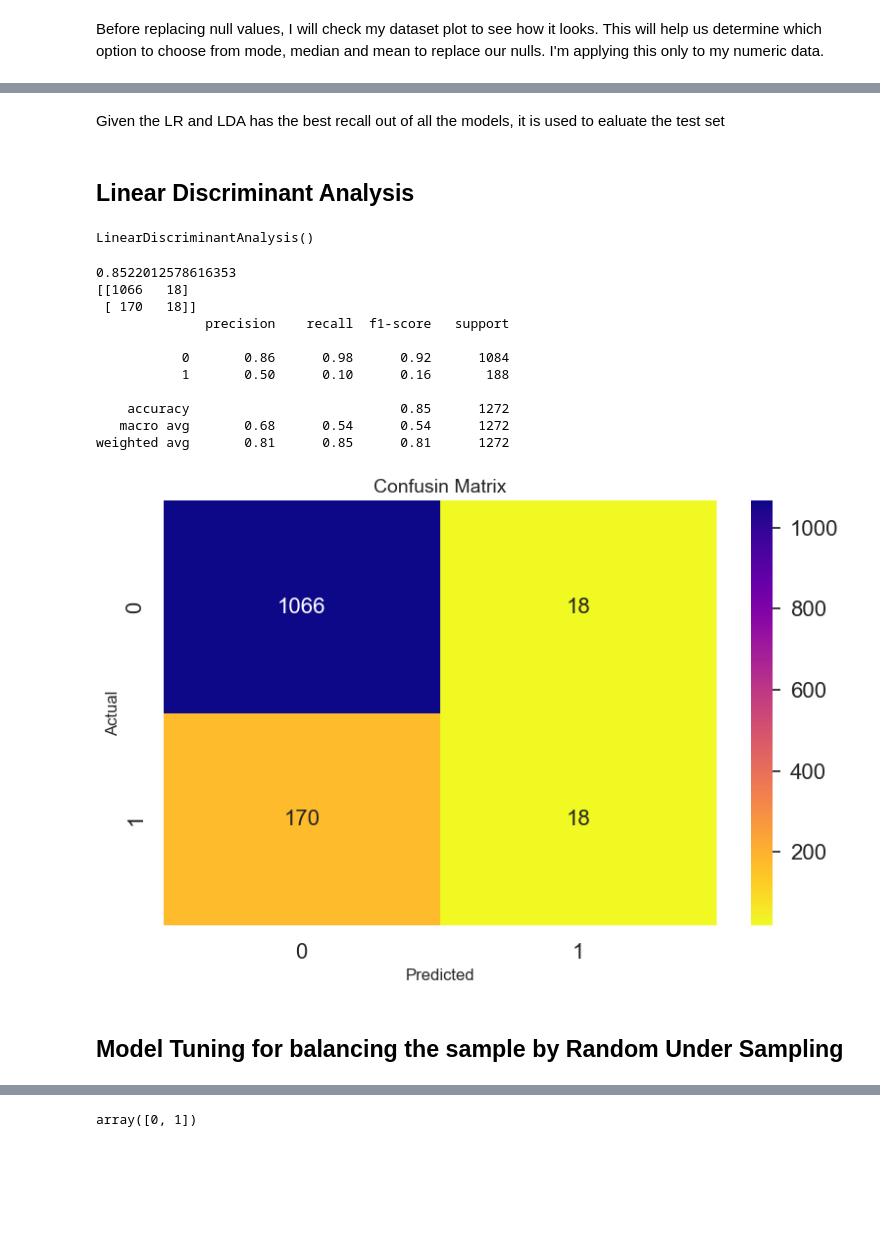
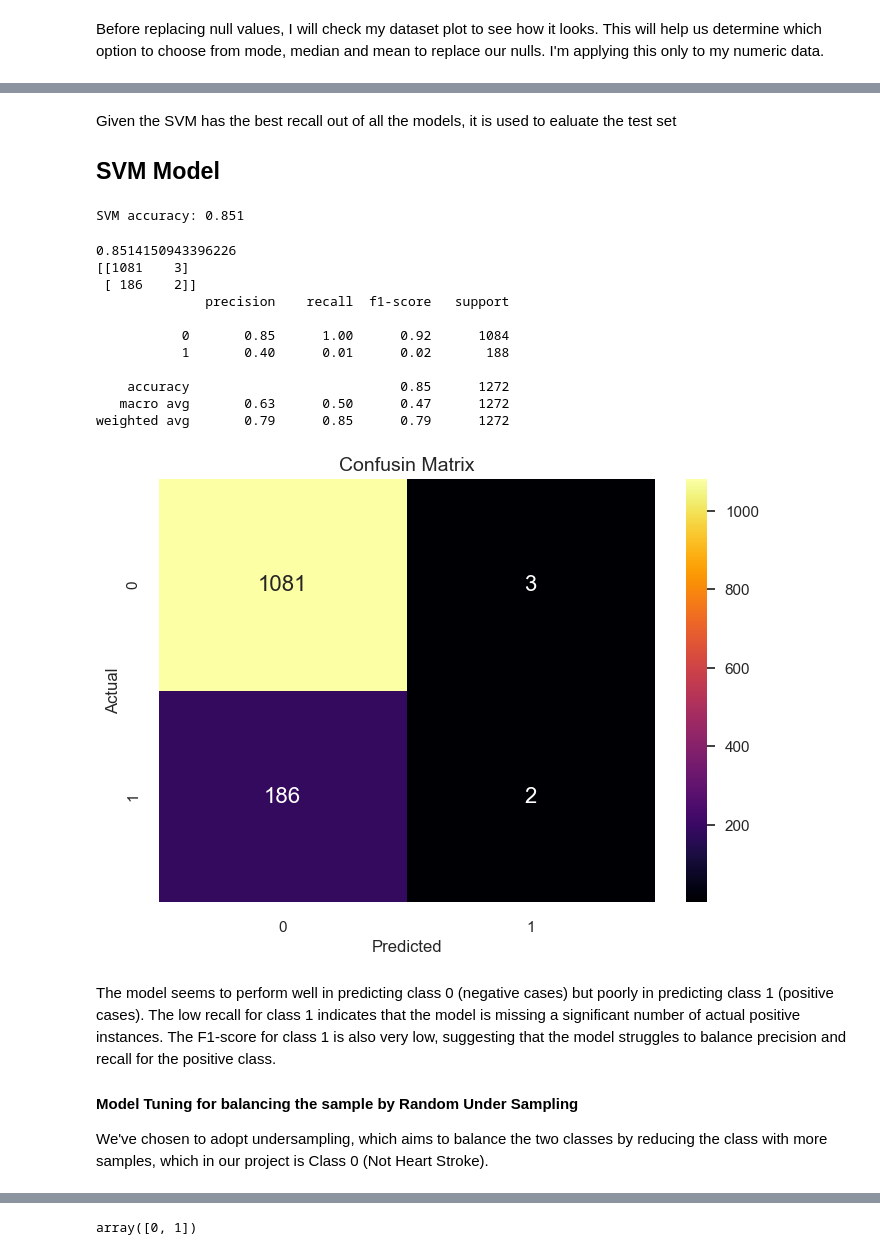
Before and after one commit to linikaalmeida2023/Phyton-ML-Heart-Disease-Risk-Assessment, a Jupyter notebook: StrategicThinking_CA2.ipynb, the cells around one changed output, grey strips where cells are left out. Saved outputs shown, nothing was run; the diff lists cells and outputs as text; code cells hidden in the pictures; blank space fills up the shorter version.

Commit message:
balancing the sample by Random Under Sampling
After check the fit between  the classes  using confusion matrix I approached use the under sampling to balancing the classes

```diff
--- a/StrategicThinking_CA2.ipynb
+++ b/StrategicThinking_CA2.ipynb
@@ -567,0 +382,4 @@ We can observe that age, sysBP, prevalentHyp,diaBP, and glucose are the features
+# %%
+#Join the dataset
+completeDataset = pd.concat([categoricalColumns, continuousColumns, binomialColumns], axis=1)
+completeDataset.head(5)
@@ -663,46 +883,56 @@ ET: 0.842550 (0.010209)
 # %% [markdown]
-Given the LR and LDA has the best recall out of all the models, it is used to ealuate the test set
+Given the SVM has the best recall out of all the models, it is used to ealuate the test set
+
+## SVM Model
-# %% [markdown]
-## Linear Discriminant Analysis
-# %%
-# Build model
-model = LinearDiscriminantAnalysis()
-model.fit(X_train, y_train)
-# %% [output]
-LinearDiscriminantAnalysis()
+# %%
+# Define the SVM  using rbf kernel, C=1, default value of gamma
+svm_model = SVC(C = 1, kernel='rbf')
+
+# Fit the model on the training data
+svm_model.fit(X_train, y_train)
+
+# Making predictions
+y_pred = svm_model.predict(X_validation)
+svm_acc = accuracy_score(y_validation, y_pred)
+print(f"SVM accuracy: {svm_acc:.3f}")
+# %% [output]
+SVM accuracy: 0.851
 # %%
 # estimate accuracy on validation set
 #rescaledValidationX = scaler.transform(X_validation)
 rescaledValidationX = X_validation
-predictions = model.predict(rescaledValidationX)
+predictions = svm_model.predict(rescaledValidationX)
 print(accuracy_score(y_validation, predictions))
 print(confusion_matrix(y_validation, predictions))
 print(classification_report(y_validation, predictions))
 # %% [output]
-0.8522012578616353
-[[1066   18]
- [ 170   18]]
+0.8514150943396226
+[[1081    3]
+ [ 186    2]]
               precision    recall  f1-score   support
 
-           0       0.86      0.98      0.92      1084
-           1       0.50      0.10      0.16       188
+           0       0.85      1.00      0.92      1084
+           1       0.40      0.01      0.02       188
 
     accuracy                           0.85      1272
-   macro avg       0.68      0.54      0.54      1272
-weighted avg       0.81      0.85      0.81      1272
+   macro avg       0.63      0.50      0.47      1272
+weighted avg       0.79      0.85      0.79      1272
 # %%
 df_cm = pd.DataFrame(confusion_matrix(y_validation, predictions),
                      columns=np.unique(y_validation),
                      index = np.unique(y_validation))
 df_cm.index.name = 'Actual'
 df_cm.columns.name = 'Predicted'
-sns.heatmap(df_cm, cmap='plasma_r', annot=True,annot_kws={"size": 16}, fmt='g');
+sns.heatmap(df_cm, cmap='inferno', annot=True,annot_kws={"size": 16}, fmt='g');
 plt.title('Confusin Matrix', fontsize=14);
 # %% [output]
-[figure, old version]
+[figure, new version]
-# %% [markdown]
-<a id='5.2'></a>
-## Model Tuning for balancing the sample by Random Under Sampling
+# %% [markdown]
+The model seems to perform well in predicting class 0 (negative cases) but poorly in predicting class 1 (positive cases). The low recall for class 1 indicates that the model is missing a significant number of actual positive instances. The F1-score for class 1 is also very low, suggesting that the model struggles to balance precision and recall for the positive class.
+
+#### Model Tuning for balancing the sample by Random Under Sampling
+
+We've chosen to adopt undersampling, which aims to balance the two classes by reducing the class with more samples, which in our project is Class 0 (Not Heart Stroke).
 # %%
 df = pd.concat([X_train, y_train], axis=1)
 # who had Heart stroke 644 vs. who had not 3594.
```
Also changed, not shown: parts of 175 cells of this notebook.
